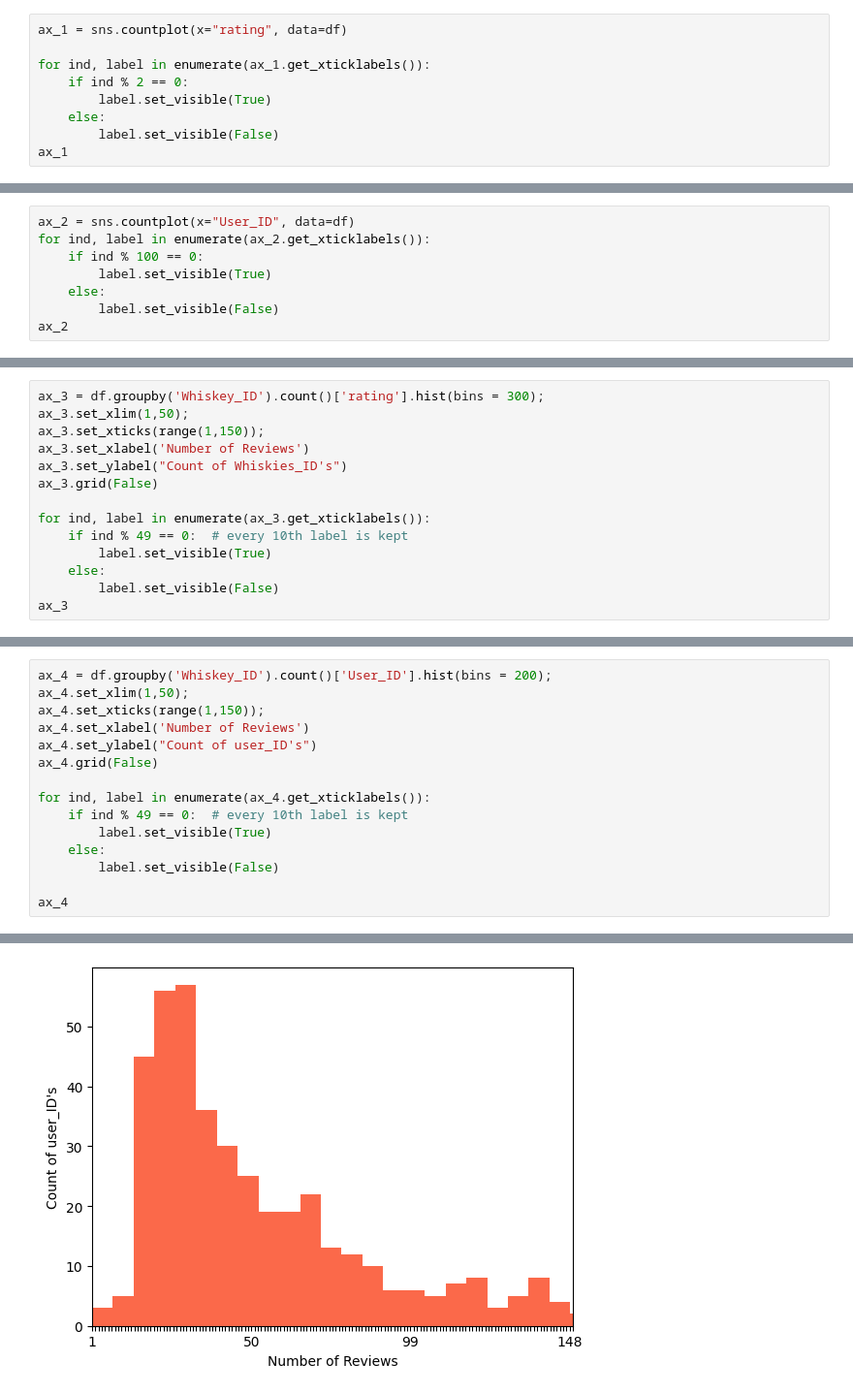
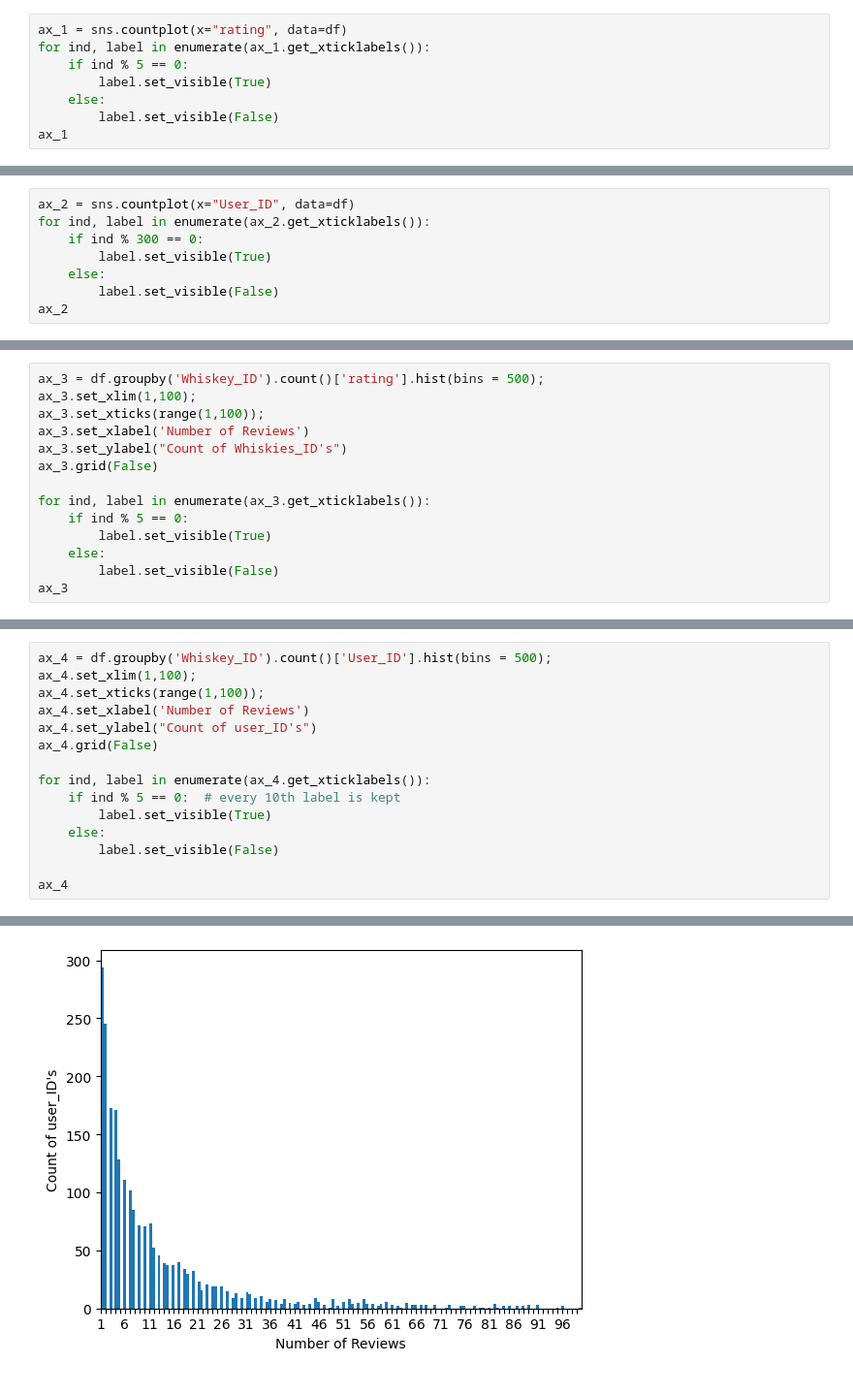
Before and after one commit to 7ev3r/BoozePal, a Jupyter notebook: EDA.ipynb, the cells around one changed output, grey strips where cells are left out. Shown: that part at 97% size. Cells and saved outputs as stored; diff of their text form.

```diff
--- a/EDA.ipynb
+++ b/EDA.ipynb
@@ -26,8 +25,7 @@ df.head()
 # %%
 ax_1 = sns.countplot(x="rating", data=df)
-
 for ind, label in enumerate(ax_1.get_xticklabels()):
-    if ind % 2 == 0:
+    if ind % 5 == 0:
         label.set_visible(True)
     else:
         label.set_visible(False)
@@ -40,7 +38,7 @@ Most of the users on rated the whiskies fairly highly as a majority of our revie
 # %%
 ax_2 = sns.countplot(x="User_ID", data=df)
 for ind, label in enumerate(ax_2.get_xticklabels()):
-    if ind % 100 == 0:
+    if ind % 300 == 0:
         label.set_visible(True)
     else:
         label.set_visible(False)
@@ -53,13 +55,13 @@ Majority of users having reviewed many different types of whiskies
 # %%
-ax_3 = df.groupby('Whiskey_ID').count()['rating'].hist(bins = 300);
-ax_3.set_xlim(1,50);
-ax_3.set_xticks(range(1,150));
+ax_3 = df.groupby('Whiskey_ID').count()['rating'].hist(bins = 500);
+ax_3.set_xlim(1,100);
+ax_3.set_xticks(range(1,100));
 ax_3.set_xlabel('Number of Reviews')
 ax_3.set_ylabel("Count of Whiskies_ID's")
 ax_3.grid(False)
 
 for ind, label in enumerate(ax_3.get_xticklabels()):
-    if ind % 49 == 0:  # every 10th label is kept
+    if ind % 5 == 0:
         label.set_visible(True)
     else:
         label.set_visible(False)
@@ -70,18 +72,18 @@ ax_3
 # %%
-ax_4 = df.groupby('Whiskey_ID').count()['User_ID'].hist(bins = 200);
-ax_4.set_xlim(1,50);
-ax_4.set_xticks(range(1,150));
+ax_4 = df.groupby('Whiskey_ID').count()['User_ID'].hist(bins = 500);
+ax_4.set_xlim(1,100);
+ax_4.set_xticks(range(1,100));
 ax_4.set_xlabel('Number of Reviews')
 ax_4.set_ylabel("Count of user_ID's")
 ax_4.grid(False)
 
 for ind, label in enumerate(ax_4.get_xticklabels()):
-    if ind % 49 == 0:  # every 10th label is kept
+    if ind % 5 == 0:  # every 10th label is kept
         label.set_visible(True)
     else:
         label.set_visible(False)
 
 ax_4
 # %% [output]
 <AxesSubplot: xlabel='Number of Reviews', ylabel="Count of user_ID's">
-[figure, old version]
+[figure, new version]
```
Also changed, not shown: parts of 11 cells of this notebook, 14 other files.
